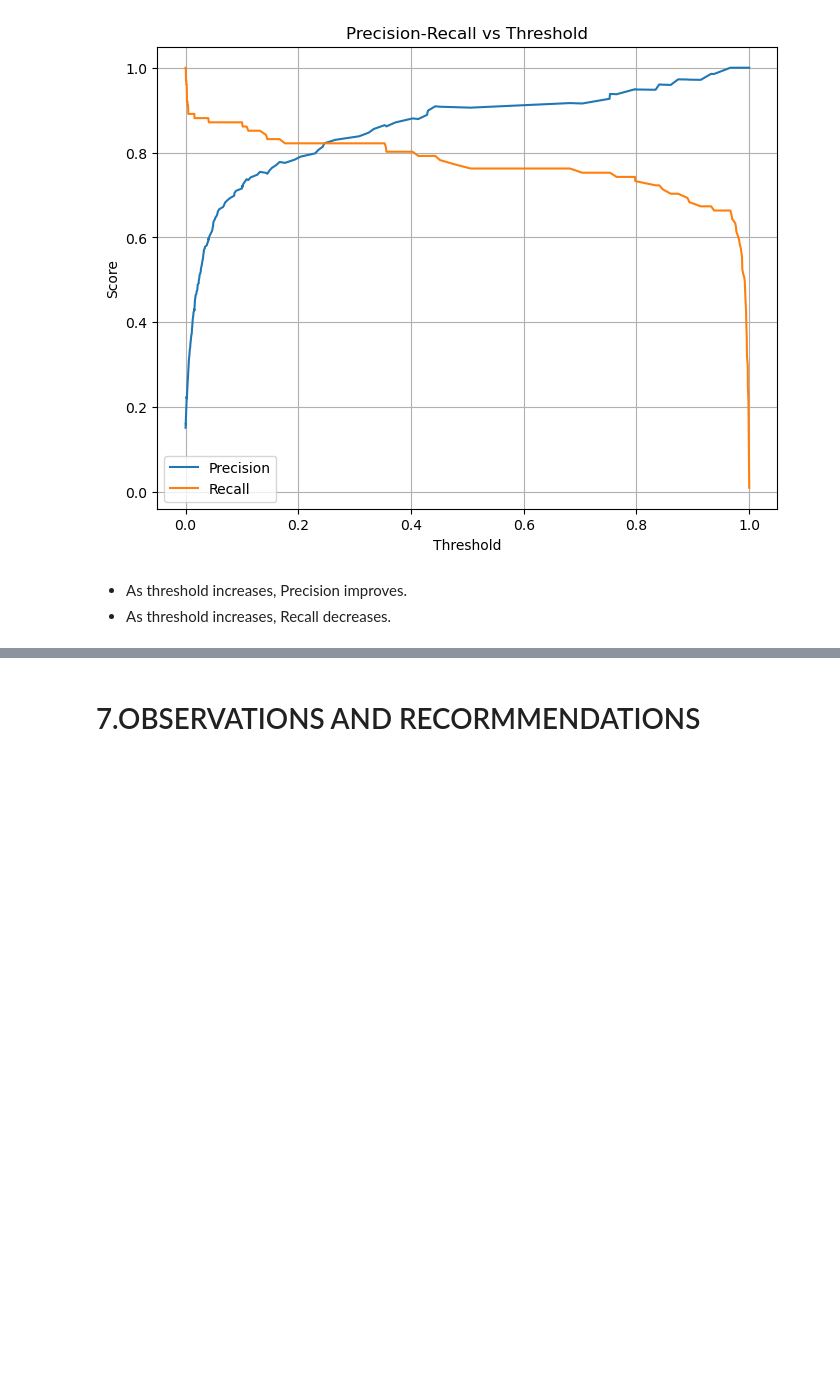
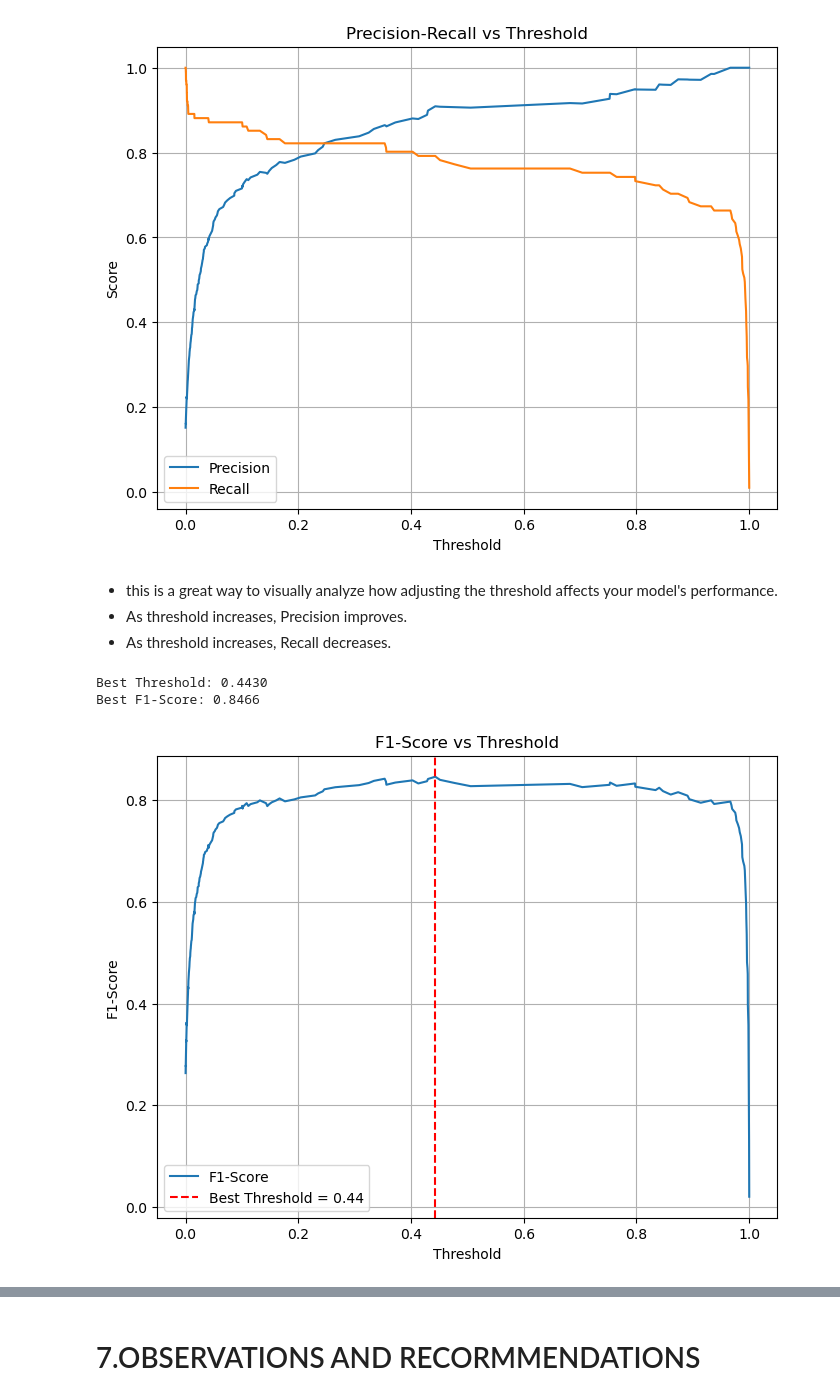
Before and after one commit to FAITHKAMANDE/Machine-Learning-project, a Jupyter notebook: Phase 3 project.ipynb, the cells around one changed output, grey strips where cells are left out. Cells and saved outputs as stored; diff of their text form; code cells hidden in the pictures; blank space fills up the shorter version.

```diff
--- a/Phase 3 project.ipynb
+++ b/Phase 3 project.ipynb
@@ -861,7 +905,38 @@ plt.show()
 # %% [output]
 [figure]
 # %% [markdown]
+- this is a great way to visually analyze how adjusting the threshold affects your model's performance.
 - As threshold increases, Precision improves.
 - As threshold increases, Recall decreases.
+# %%
+from sklearn.metrics import f1_score
+
+# Precision-Recall curve
+precision, recall, thresholds = precision_recall_curve(y_test, y_proba)
+
+# Calculate F1 for all thresholds
+f1_scores = 2 * (precision * recall) / (precision + recall)
+
+# Find the threshold that gives the max F1 score
+best_index = f1_scores[:-1].argmax()
+best_threshold = thresholds[best_index]
+
+print(f"Best Threshold: {best_threshold:.4f}")
+print(f"Best F1-Score: {f1_scores[best_index]:.4f}")
+
+# Plot F1 vs Threshold
+plt.figure(figsize=(8,6))
+plt.plot(thresholds, f1_scores[:-1], label='F1-Score')
+plt.axvline(best_threshold, color='red', linestyle='--', label=f'Best Threshold = {best_threshold:.2f}')
+plt.xlabel('Threshold')
+plt.ylabel('F1-Score')
+plt.title('F1-Score vs Threshold')
+plt.legend()
+plt.grid()
+plt.show()
+# %% [output]
+Best Threshold: 0.4430
+Best F1-Score: 0.8466
+[figure, added]
 # %%
 # Adjust threshold
```
Also changed, not shown: parts of 21 cells of this notebook, 1 other file.
